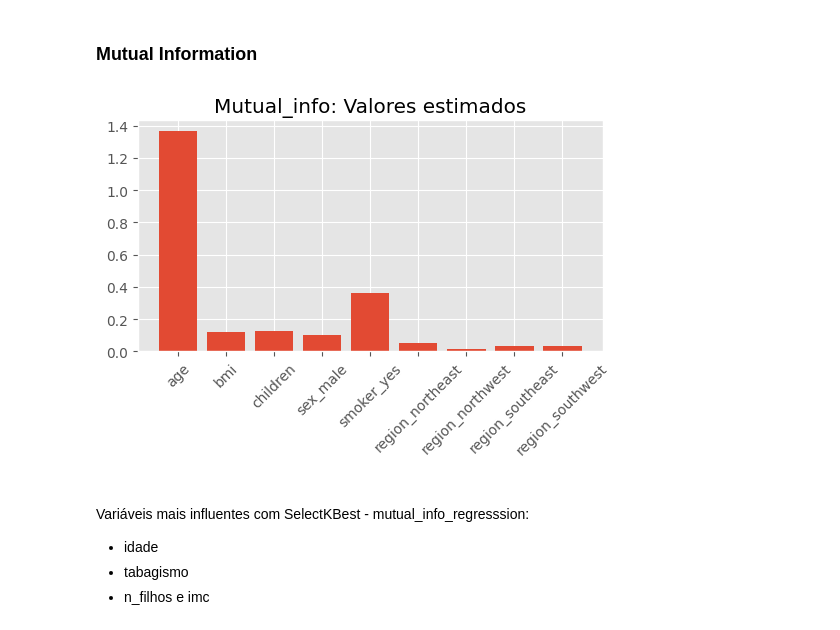
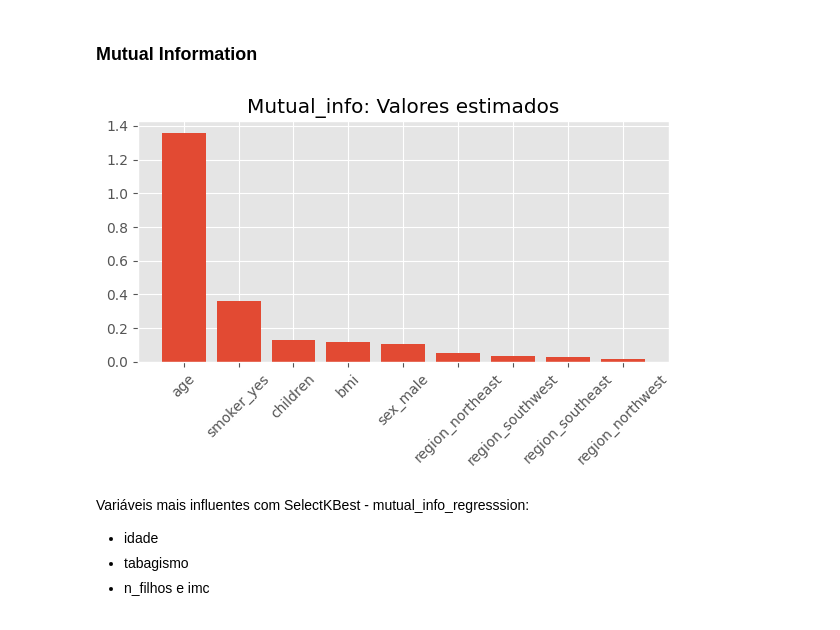
Before and after one commit to Bruno-Donato/desafio_gastos_saude, a Jupyter notebook: regress_gastos_saude.ipynb, the cells around one changed output. Saved outputs shown, nothing was run; the diff lists cells and outputs as text; code cells hidden in the pictures.

```diff
--- a/regress_gastos_saude.ipynb
+++ b/regress_gastos_saude.ipynb
@@ -1298,12 +800,0 @@ Temos aqui outro modelo utilizando redes neurais no qual o objetivo é criar uma
-# %%
-rbf0_inic = time.time()
-
-rbf0 = KernelRidge(kernel='rbf')
-
-rbf0.fit(x_train_preproc, y_train)
-
-y_pred_rbf0 = rbf0.predict(x_test_preproc)
-
-rbf0_fim = time.time()
-
-rbf0_total = rbf0_fim - rbf0_inic
@@ -1393,25 +921,29 @@ Variáveis mais influentes com SelectKBest - f_regresssion:
 # %% [markdown]
 ### Mutual Information
 # %%
-f_selector_2 = SelectKBest(score_func = mutual_info_regression, k = 'all')
-
+f_selector_2 = SelectKBest(score_func=mutual_info_regression, k='all')
 f_selector_2.fit(x_train_preproc, y_train)
 
-x_test_f_selector_2 = f_selector_2.transform(x_test_preproc)
+col_names = x_train_preproc.columns
+mask = f_selector_2.get_support()
+selected_features = x_train_preproc.columns[mask]
 
-col_names = x_train_preproc.columns
+# Get the indices of the features sorted by mutual information scores in descending order
+sorted_indices = f_selector_2.scores_[mask].argsort()[::-1]
 
-mask = f_selector_2.get_support()          # "mascara" para as features selecionadas
-selected_features = x_train_preproc.columns[mask]  # index para colunas originais usando a mascara
+# Sort the selected features and their corresponding scores based on the sorted indices
+sorted_features = selected_features[sorted_indices]
+sorted_scores = f_selector_2.scores_[mask][sorted_indices]
 
-plt.figure(figsize=(6,3))
-plt.bar(selected_features, f_selector_2.scores_[mask])
+plt.figure(figsize=(6, 4))
+plt.bar(sorted_features, sorted_scores)
 plt.xticks(rotation=45)
-plt.xlabel(" ")
+plt.xlabel("")
 plt.title("Mutual_info: Valores estimados")
+plt.tight_layout()
 plt.show()
 # %% [output]
-[figure, old version]
+[figure, new version]
 # %% [markdown]
 Variáveis mais influentes com SelectKBest - mutual_info_regresssion:
 - idade
```
Also changed, not shown: parts of 188 cells of this notebook, 4 other files.
